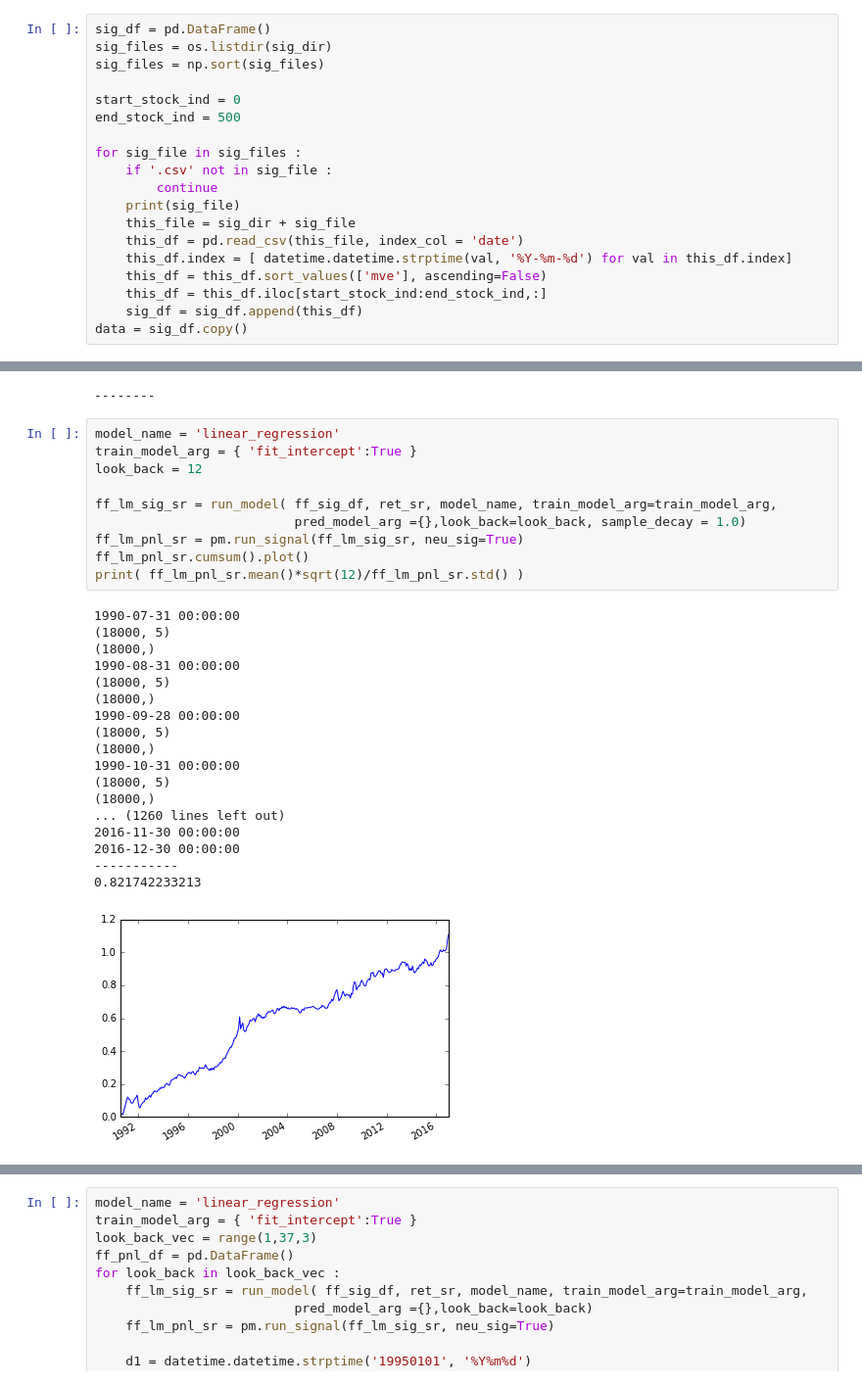
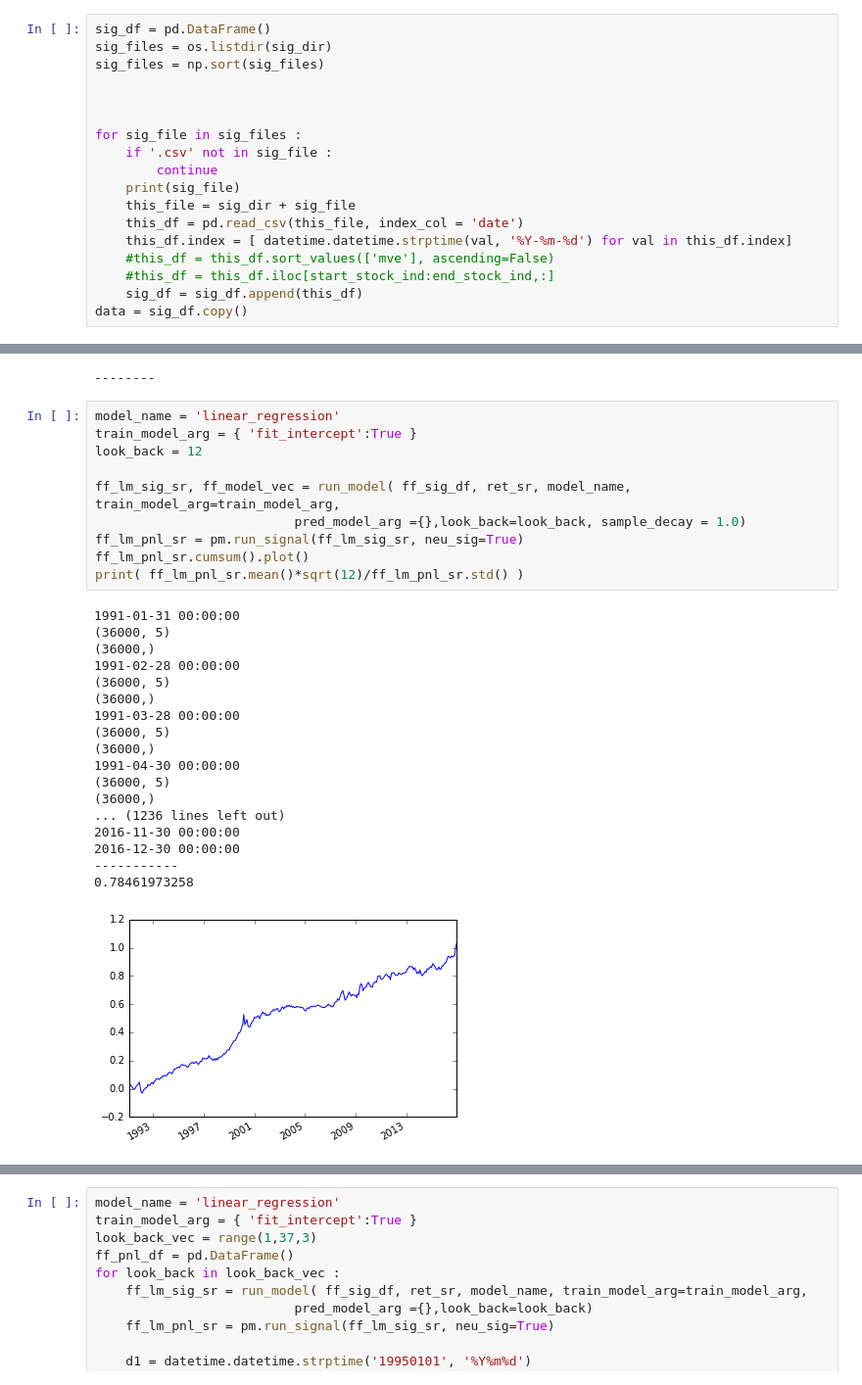
Before and after one commit to Raghuramkowdeed/afp, a Jupyter notebook: notebooks/ff_vs_all.ipynb, the cells around one changed output, grey strips where cells are left out. Shown: that part at 98% size. Cells and saved outputs as stored; diff of their text form.

```diff
--- a/notebooks/ff_vs_all.ipynb
+++ b/notebooks/ff_vs_all.ipynb
@@ -34,8 +34,7 @@ sig_df = pd.DataFrame()
 sig_files = os.listdir(sig_dir)
 sig_files = np.sort(sig_files)
 
-start_stock_ind = 0
-end_stock_ind = 500
+
 
 for sig_file in sig_files :
     if '.csv' not in sig_file :
@@ -44,8 +43,8 @@ for sig_file in sig_files :
     this_file = sig_dir + sig_file
     this_df = pd.read_csv(this_file, index_col = 'date')
     this_df.index = [ datetime.datetime.strptime(val, '%Y-%m-%d') for val in this_df.index]
-    this_df = this_df.sort_values(['mve'], ascending=False)
-    this_df = this_df.iloc[start_stock_ind:end_stock_ind,:]
+    #this_df = this_df.sort_values(['mve'], ascending=False)
+    #this_df = this_df.iloc[start_stock_ind:end_stock_ind,:]
     sig_df = sig_df.append(this_df)
 data = sig_df.copy()
 # %% [output]
@@ -101,29 +100,29 @@ pm = PortfolioOptimizer(fac_data_dir=fac_data_dir,
 # %%
 model_name = 'linear_regression'
 train_model_arg = { 'fit_intercept':True }
 look_back = 12
 
-ff_lm_sig_sr = run_model( ff_sig_df, ret_sr, model_name, train_model_arg=train_model_arg,
+ff_lm_sig_sr, ff_model_vec = run_model( ff_sig_df, ret_sr, model_name, train_model_arg=train_model_arg,
                           pred_model_arg ={},look_back=look_back, sample_decay = 1.0)
 ff_lm_pnl_sr = pm.run_signal(ff_lm_sig_sr, neu_sig=True)
 ff_lm_pnl_sr.cumsum().plot()
 print( ff_lm_pnl_sr.mean()*sqrt(12)/ff_lm_pnl_sr.std() )
 # %% [output]
-1990-07-31 00:00:00
-(18000, 5)
-(18000,)
-1990-08-31 00:00:00
-(18000, 5)
-(18000,)
-1990-09-28 00:00:00
-(18000, 5)
-(18000,)
-1990-10-31 00:00:00
-(18000, 5)
-(18000,)
-... (1260 lines left out)
+1991-01-31 00:00:00
+(36000, 5)
+(36000,)
+1991-02-28 00:00:00
+(36000, 5)
+(36000,)
+1991-03-28 00:00:00
+(36000, 5)
+(36000,)
+1991-04-30 00:00:00
+(36000, 5)
+(36000,)
+... (1236 lines left out)
 2016-11-30 00:00:00
 2016-12-30 00:00:00
 -----------
-0.821742233213
+0.78461973258
-[figure, old version]
+[figure, new version]
```
Also changed, not shown: parts of 5 cells of this notebook, 1 other file.
